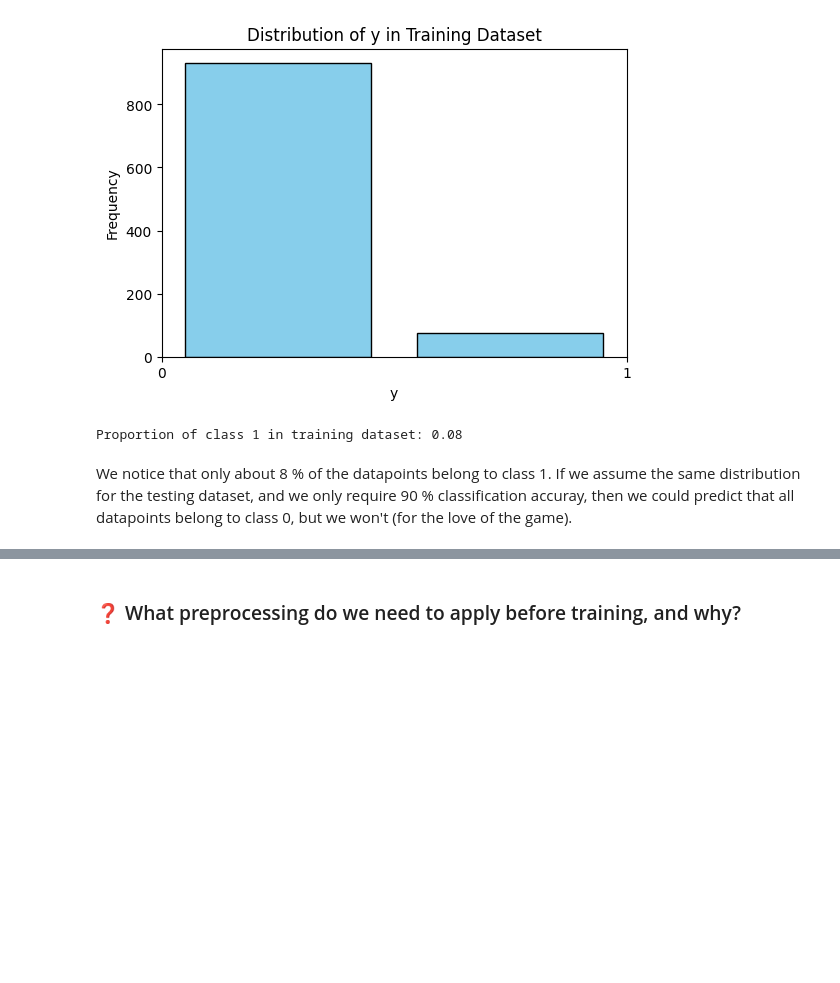
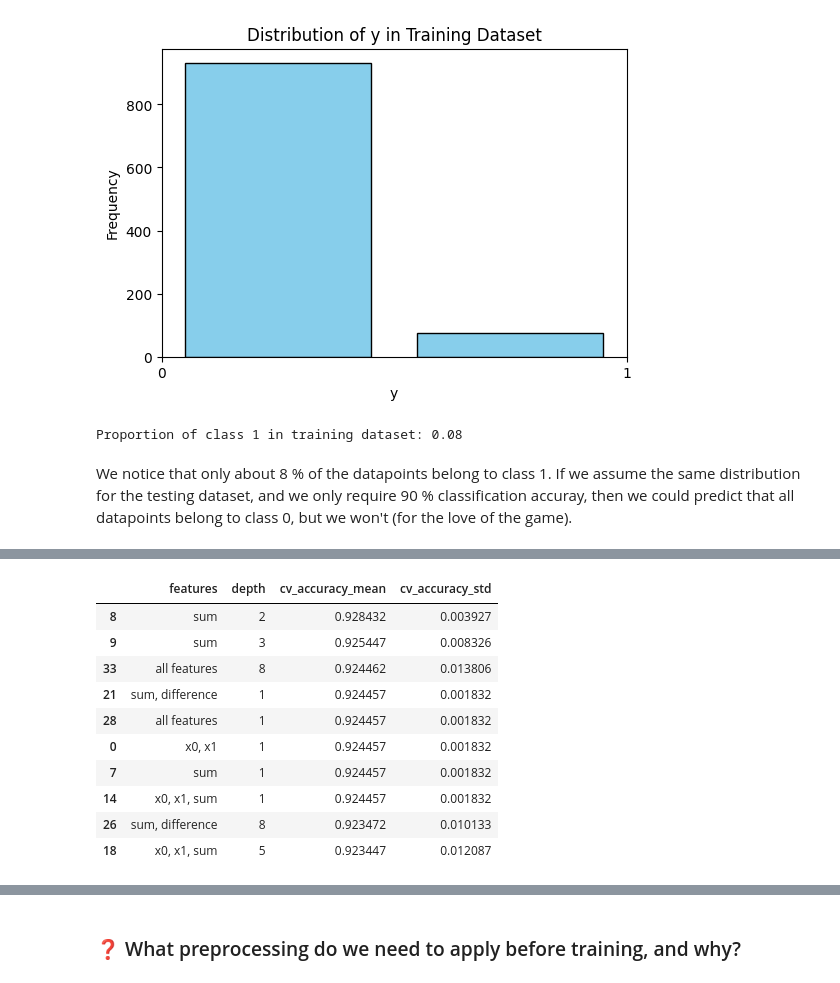
Before and after one commit to EinarJohannes/intro_ml_assignment_2, a Jupyter notebook: Problem2.ipynb, the cells around one changed output, grey strips where cells are left out. Drawn from its saved outputs; the diff is of its cells as text; code cells hidden in the pictures; blank space fills up the shorter version.

```diff
--- a/Problem2.ipynb
+++ b/Problem2.ipynb
@@ -154,2 +118,0 @@ def add_angle_and_radius(df):
-# %%
-train = add_angle_and_radius(train)
@@ -229,0 +146,17 @@ NameError: name 'tpr' is not defined
+# %%
+def add_features(data):
+    result = data[["x0", "x1"]].copy()
+
+    result["sum"] = result["x0"] + result["x1"]
+    result["difference"] = result["x0"] - result["x1"]
+    result["radius"] = np.sqrt(
+        result["x0"]**2 + result["x1"]**2
+    )
+
+    return result
+
+
+X_train_all = add_features(train)
+X_test_all = add_features(test)
+
+print(X_train_all.head())
@@ -229,0 +200,65 @@ NameError: name 'tpr' is not defined
+# %%
+feature_sets = {
+    "x0, x1": ["x0", "x1"],
+    "sum": ["sum"],
+    "x0, x1, sum": ["x0", "x1", "sum"],
+    "sum, difference": ["sum", "difference"],
+    "all features": [
+        "x0",
+        "x1",
+        "sum",
+        "difference",
+        "radius"
+    ]
+}
+
+cv = StratifiedKFold(
+    n_splits=5,
+    shuffle=True,
+    random_state=42 # For reproducibility. Same as set_seed(42) in R.
+)
+
+results = []
+
+for name, features in feature_sets.items():
+    for depth in [1, 2, 3, 4, 5, 8, 12]:
+        model = DecisionTreeClassifier(
+            max_depth=depth,
+            min_samples_leaf=3,
+            random_state=42
+        )
+
+        scores = cross_val_score(
+            model,
+            X_train_all[features],
+            y_train,
+            cv=cv,
+            scoring="accuracy"
+        )
+
+        results.append({
+            "features": name,
+            "depth": depth,
+            "cv_accuracy_mean": scores.mean(),
+            "cv_accuracy_std": scores.std()
+        })
+
+results_df = pd.DataFrame(results)
+results_df = results_df.sort_values(
+    "cv_accuracy_mean",
+    ascending=False
+)
+
+results_df.head(10)
+# %% [output]
+|  | features | depth | cv_accuracy_mean | cv_accuracy_std |
+| 8 | sum | 2 | 0.928432 | 0.003927 |
+| 9 | sum | 3 | 0.925447 | 0.008326 |
+| 33 | all features | 8 | 0.924462 | 0.013806 |
+| 21 | sum, difference | 1 | 0.924457 | 0.001832 |
+| 28 | all features | 1 | 0.924457 | 0.001832 |
+| 0 | x0, x1 | 1 | 0.924457 | 0.001832 |
+| 7 | sum | 1 | 0.924457 | 0.001832 |
+| 14 | x0, x1, sum | 1 | 0.924457 | 0.001832 |
+| 26 | sum, difference | 8 | 0.923472 | 0.010133 |
+| 18 | x0, x1, sum | 5 | 0.923447 | 0.012087 |
```
Also changed, not shown: parts of 45 cells of this notebook.
